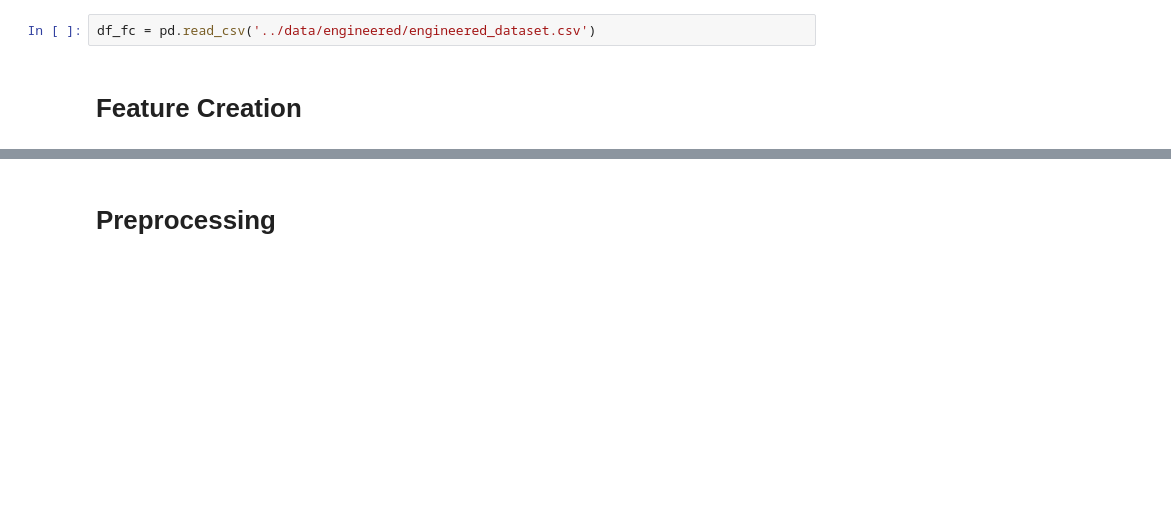
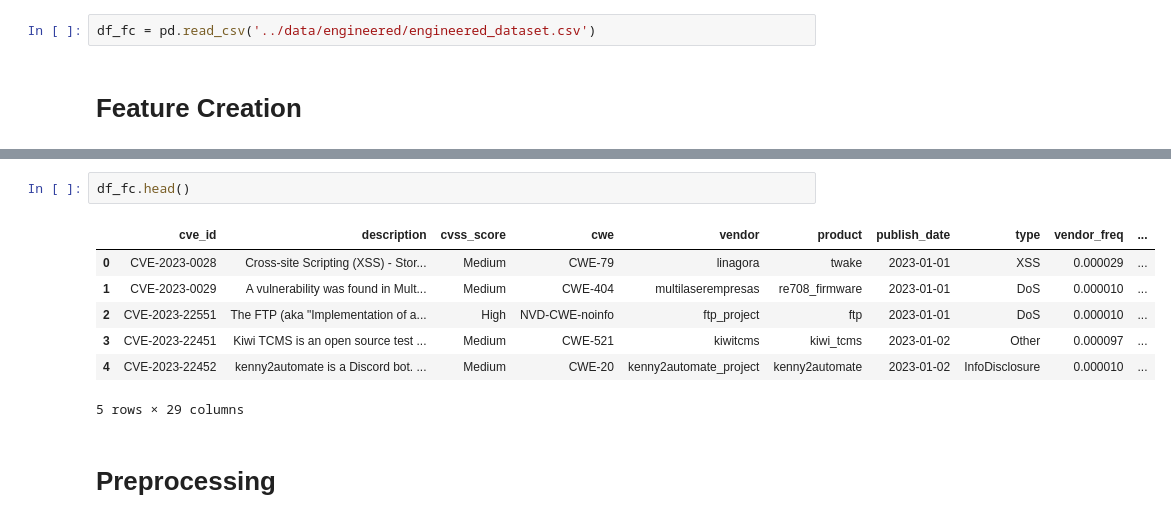
Before and after one commit to Mirzalimov-Ali/SML_CVE_type_cvssScore_predict, a Jupyter notebook: notebooks/show_dataset.ipynb, the cells around one changed output, grey strips where cells are left out. Cells and saved outputs as stored; diff of their text form; blank space fills up the shorter version.

```diff
--- a/notebooks/show_dataset.ipynb
+++ b/notebooks/show_dataset.ipynb
@@ -76,3 +85,13 @@ memory usage: 24.0+ MB
+# %%
+df_fc.head()
+# %% [output]
+|  | cve_id | description | cvss_score | cwe | vendor | product | publish_date | type | vendor_freq | ... |
+| 0 | CVE-2023-0028 | Cross-site Scripting (XSS) - Stor... | Medium | CWE-79 | linagora | twake | 2023-01-01 | XSS | 0.000029 | ... |
+| 1 | CVE-2023-0029 | A vulnerability was found in Mult... | Medium | CWE-404 | multilaserempresas | re708_firmware | 2023-01-01 | DoS | 0.000010 | ... |
+| 2 | CVE-2023-22551 | The FTP (aka "Implementation of a... | High | NVD-CWE-noinfo | ftp_project | ftp | 2023-01-01 | DoS | 0.000010 | ... |
+| 3 | CVE-2023-22451 | Kiwi TCMS is an open source test ... | Medium | CWE-521 | kiwitcms | kiwi_tcms | 2023-01-02 | Other | 0.000097 | ... |
+| 4 | CVE-2023-22452 | kenny2automate is a Discord bot. ... | Medium | CWE-20 | kenny2automate_project | kenny2automate | 2023-01-02 | InfoDisclosure | 0.000010 | ... |
+5 rows × 29 columns
 # %% [markdown]
 # Preprocessing
 # %%
```
Also changed, not shown: parts of 2 cells of this notebook, 51 other files.
